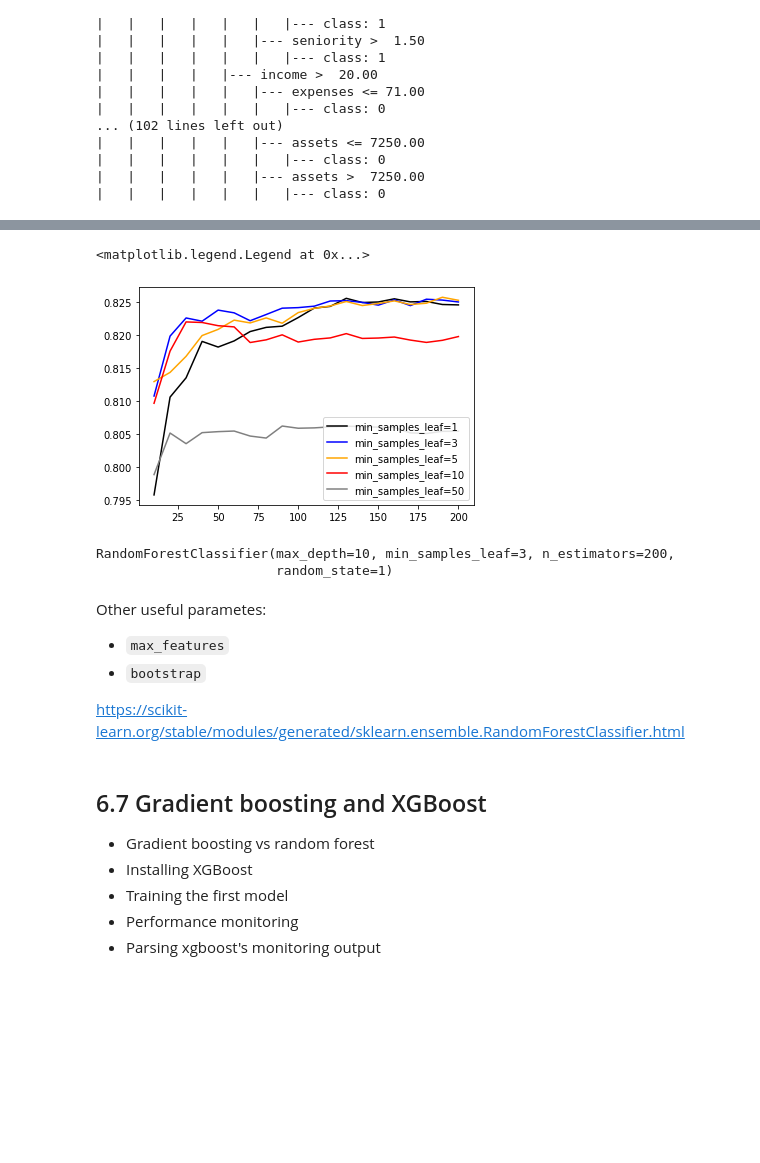
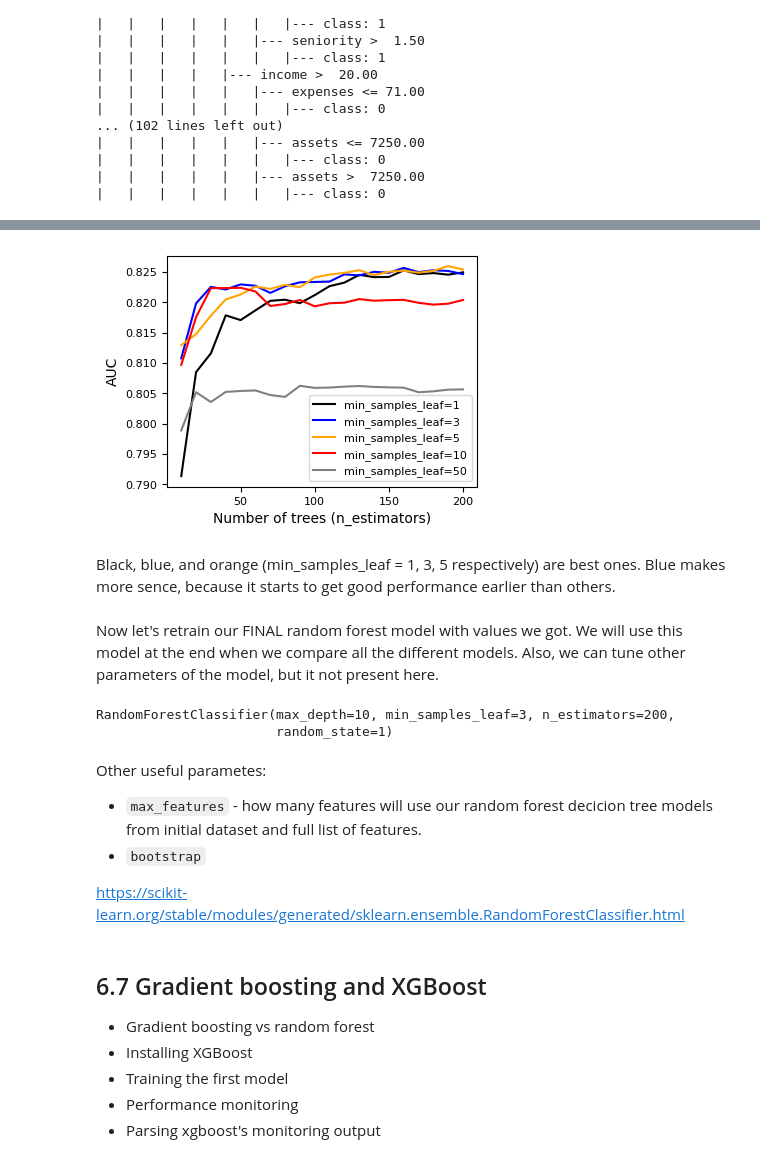
Before and after one commit to ekhlebus/ml-zoomcamp, a Jupyter notebook: 06-trees/notebook.ipynb, the cells around one changed output, grey strips where cells are left out. Saved outputs shown, nothing was run; the diff lists cells and outputs as text; code cells hidden in the pictures; blank space fills up the shorter version.

```diff
--- a/06-trees/notebook.ipynb
+++ b/06-trees/notebook.ipynb
@@ -893,3 +895,7 @@ print(export_text(dt, feature_names=list(dv.get_feature_names_out())))
 * Tuning random forest
 # %%
 from sklearn.ensemble import RandomForestClassifier
+# %%
+# Now we will use default parameters and 10 decision trees to train Random Forest
+rf = RandomForestClassifier(n_estimators=10)
+rf.fit(X_train, y_train)
@@ -895,0 +904,3 @@ from sklearn.ensemble import RandomForestClassifier
+# %%
+y_pred = rf.predict_proba(X_val)[:, 1]
+y_pred[0:6]
@@ -962,16 +1037,25 @@ df_scores = pd.DataFrame(scores, columns=columns)
 # %%
 colors = ['black', 'blue', 'orange', 'red', 'grey']
 values = [1, 3, 5, 10, 50]
+
+plt.figure(figsize=(4, 3))  # create figure ONCE
 
 for s, col in zip(values, colors):
     df_subset = df_scores[df_scores.min_samples_leaf == s]
 
     plt.plot(df_subset.n_estimators, df_subset.auc,
              color=col,
              label='min_samples_leaf=%d' % s)
 
-plt.legend()
+plt.xlabel("Number of trees (n_estimators)", fontsize=10)
+plt.ylabel("AUC", fontsize=10)
+plt.xticks(fontsize=8)
+plt.yticks(fontsize=8)
+plt.legend(fontsize=8)
+
+plt.show()
 # %% [output]
-<matplotlib.legend.Legend at 0x...>
-[figure, old version]
+[figure, new version]
+# %% [markdown]
+Black, blue, and orange (min_samples_leaf = 1, 3, 5 respectively) are best ones. Blue makes more sence, because it starts to get good performance earlier than others.
 # %%
@@ -978,2 +1063,4 @@ plt.legend()
 min_samples_leaf = 3
+# %% [markdown]
+Now let's retrain our FINAL random forest model with values we got. We will use this model at the end when we compare all the different models. Also, we can tune other parameters of the model, but it not present here.
 # %%
@@ -988,7 +1075,7 @@ RandomForestClassifier(max_depth=10, min_samples_leaf=3, n_estimators=200,
 # %% [markdown]
 Other useful parametes:
 
-* `max_features`
+* `max_features` - how many features will use our random forest decicion tree models from initial dataset and full list of features.
 * `bootstrap`
 
 https://scikit-learn.org/stable/modules/generated/sklearn.ensemble.RandomForestClassifier.html
```
Also changed, not shown: parts of 16 cells of this notebook.
